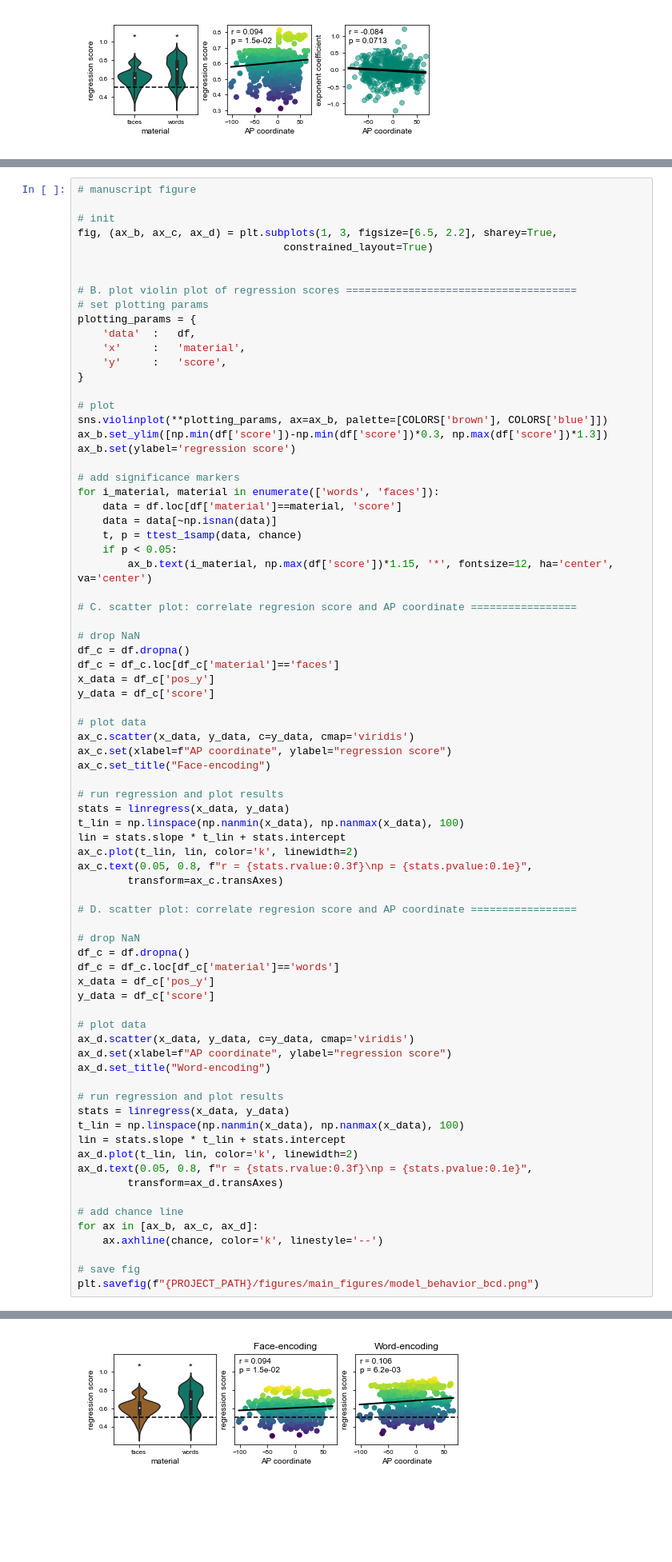
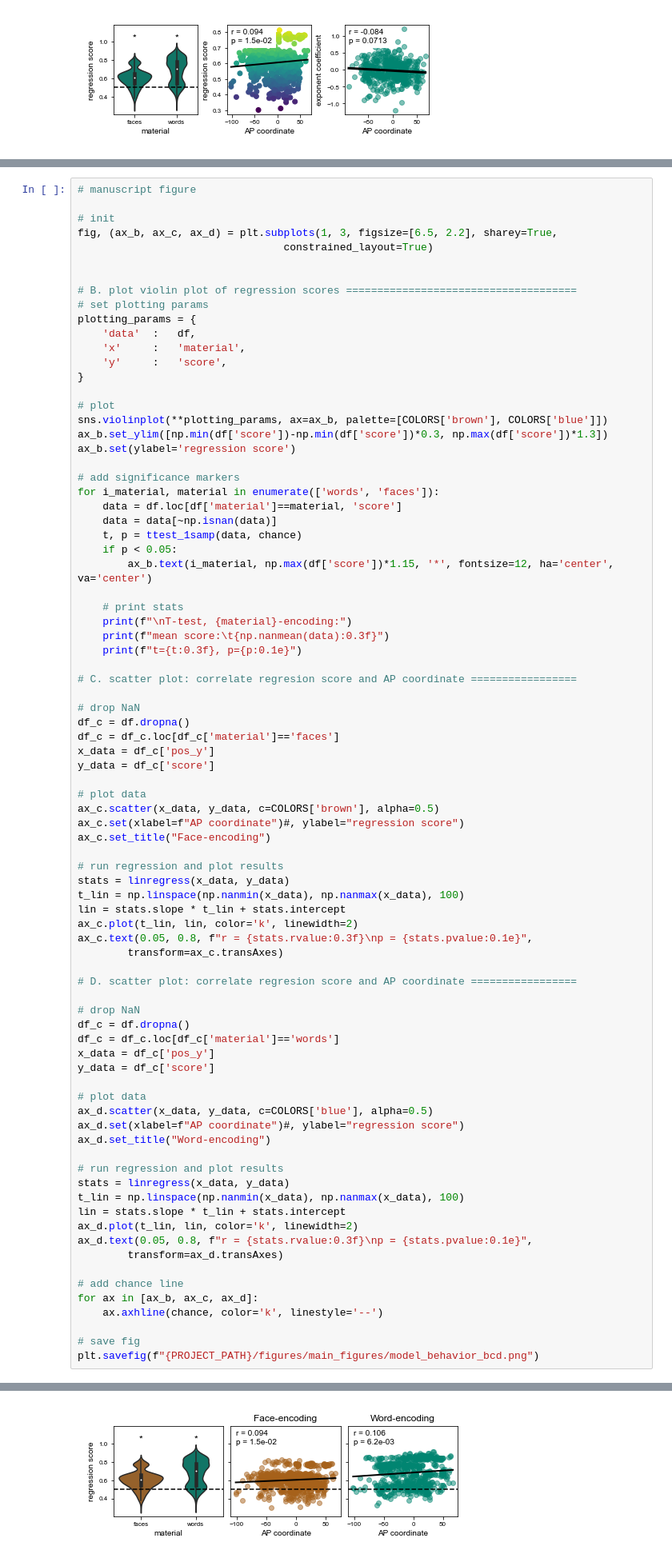
Before and after one commit to voytekresearch/oscillation_vs_exponent, a Jupyter notebook: notebooks/model_behavior.ipynb, the cells around one changed output, grey strips where cells are left out. Shown at 80% size. Drawn from its saved outputs; the diff is of its cells as text; blank space fills up the shorter version.

Commit message:
split material blocks in fig and stats

```diff
--- a/notebooks/model_behavior.ipynb
+++ b/notebooks/model_behavior.ipynb
@@ -929,6 +872,11 @@ for i_material, material in enumerate(['words', 'faces']):
     if p < 0.05:
         ax_b.text(i_material, np.max(df['score'])*1.15, '*', fontsize=12, ha='center', va='center')
 
+    # print stats
+    print(f"\nT-test, {material}-encoding:")
+    print(f"mean score:\t{np.nanmean(data):0.3f}")
+    print(f"t={t:0.3f}, p={p:0.1e}")
+
 # C. scatter plot: correlate regresion score and AP coordinate =================
 
 # drop NaN
@@ -938,8 +886,8 @@ x_data = df_c['pos_y']
 y_data = df_c['score']
 
 # plot data
-ax_c.scatter(x_data, y_data, c=y_data, cmap='viridis')
-ax_c.set(xlabel=f"AP coordinate", ylabel="regression score")
+ax_c.scatter(x_data, y_data, c=COLORS['brown'], alpha=0.5)
+ax_c.set(xlabel=f"AP coordinate")#, ylabel="regression score")
 ax_c.set_title("Face-encoding")
 
 # run regression and plot results
@@ -959,8 +907,8 @@ x_data = df_c['pos_y']
 y_data = df_c['score']
 
 # plot data
-ax_d.scatter(x_data, y_data, c=y_data, cmap='viridis')
-ax_d.set(xlabel=f"AP coordinate", ylabel="regression score")
+ax_d.scatter(x_data, y_data, c=COLORS['blue'], alpha=0.5)
+ax_d.set(xlabel=f"AP coordinate")#, ylabel="regression score")
 ax_d.set_title("Word-encoding")
 
 # run regression and plot results
@@ -981,4 +938,4 @@ plt.savefig(f"{PROJECT_PATH}/figures/main_figures/model_behavior_bcd.png")
-[figure, old version]
+[figure, new version]
 # %% [markdown]
 Scores follow cognitive hierarchy, with more frontal channels better predicticting memory behavior
 # %% [markdown]
```
Also changed, not shown: parts of 4 cells of this notebook.
